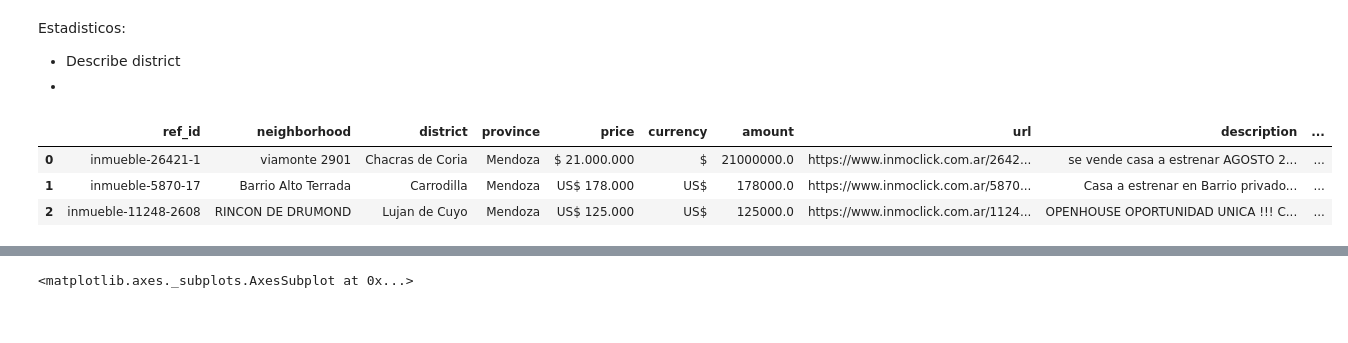
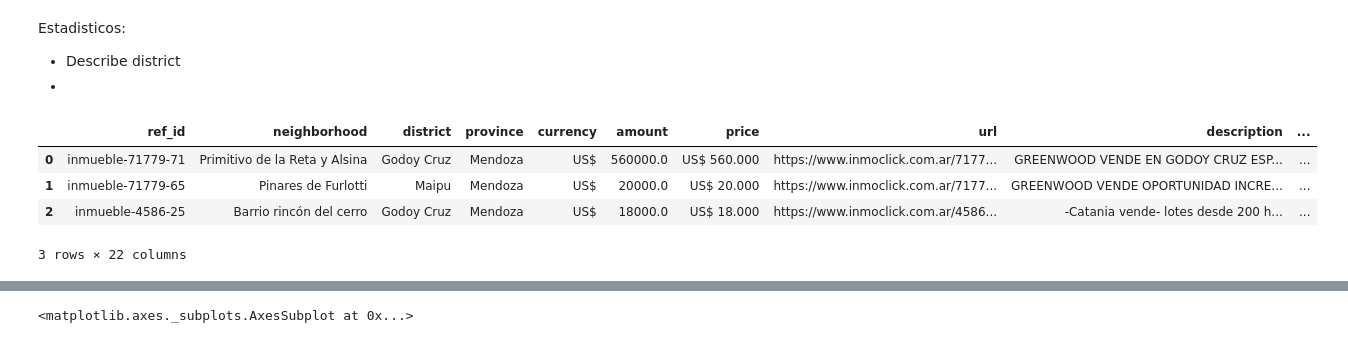
Before and after one commit to navicor90/amz-scrapper, a Jupyter notebook: inmo-scrap/inmo-Eda.ipynb, the cells around one changed output, grey strips where cells are left out. Drawn from its saved outputs; the diff is of its cells as text; code cells hidden in the pictures.

```diff
--- a/inmo-scrap/inmo-Eda.ipynb
+++ b/inmo-scrap/inmo-Eda.ipynb
@@ -36,11 +37,13 @@ Estadisticos:
 # %%
 import seaborn as sns
 from matplotlib import pyplot as plt
-
-df = pd.read_csv('out.csv')
+filename = "out-venta-casas.csv"
+filename = "out-venta-lotes-y-terrenos.csv"
+df = pd.read_csv(filename)
 df.head(3)
 # %% [output]
-|  | ref_id | neighborhood | district | province | price | currency | amount | url | description | ... |
-| 0 | inmueble-26421-1 | viamonte 2901 | Chacras de Coria | Mendoza | $ 21.000.000 | $ | 21000000.0 | https://www.inmoclick.com.ar/2642... | se vende casa a estrenar AGOSTO 2... | ... |
-| 1 | inmueble-5870-17 | Barrio Alto Terrada | Carrodilla | Mendoza | US$ 178.000 | US$ | 178000.0 | https://www.inmoclick.com.ar/5870... | Casa a estrenar en Barrio privado... | ... |
-| 2 | inmueble-11248-2608 | RINCON DE DRUMOND | Lujan de Cuyo | Mendoza | US$ 125.000 | US$ | 125000.0 | https://www.inmoclick.com.ar/1124... | OPENHOUSE OPORTUNIDAD UNICA !!! C... | ... |
+|  | ref_id | neighborhood | district | province | currency | amount | price | url | description | ... |
+| 0 | inmueble-71779-71 | Primitivo de la Reta y Alsina | Godoy Cruz | Mendoza | US$ | 560000.0 | US$ 560.000 | https://www.inmoclick.com.ar/7177... | GREENWOOD VENDE EN GODOY CRUZ ESP... | ... |
+| 1 | inmueble-71779-65 | Pinares de Furlotti | Maipu | Mendoza | US$ | 20000.0 | US$ 20.000 | https://www.inmoclick.com.ar/7177... | GREENWOOD VENDE OPORTUNIDAD INCRE... | ... |
+| 2 | inmueble-4586-25 | Barrio rincón del cerro | Godoy Cruz | Mendoza | US$ | 18000.0 | US$ 18.000 | https://www.inmoclick.com.ar/4586... | -Catania vende- lotes desde 200 h... | ... |
+3 rows × 22 columns
```
Also changed, not shown: parts of 16 cells of this notebook, 3 other files.
